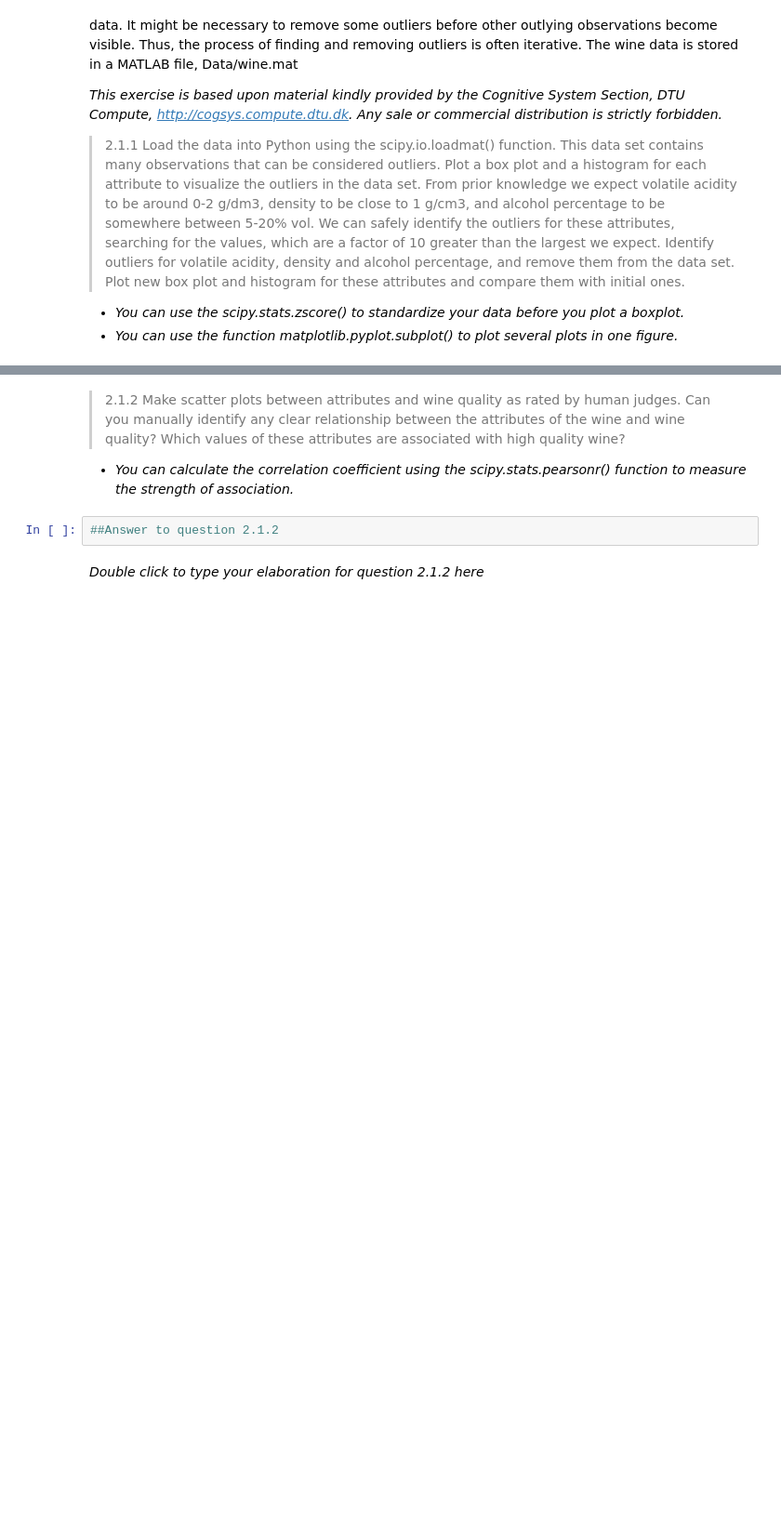
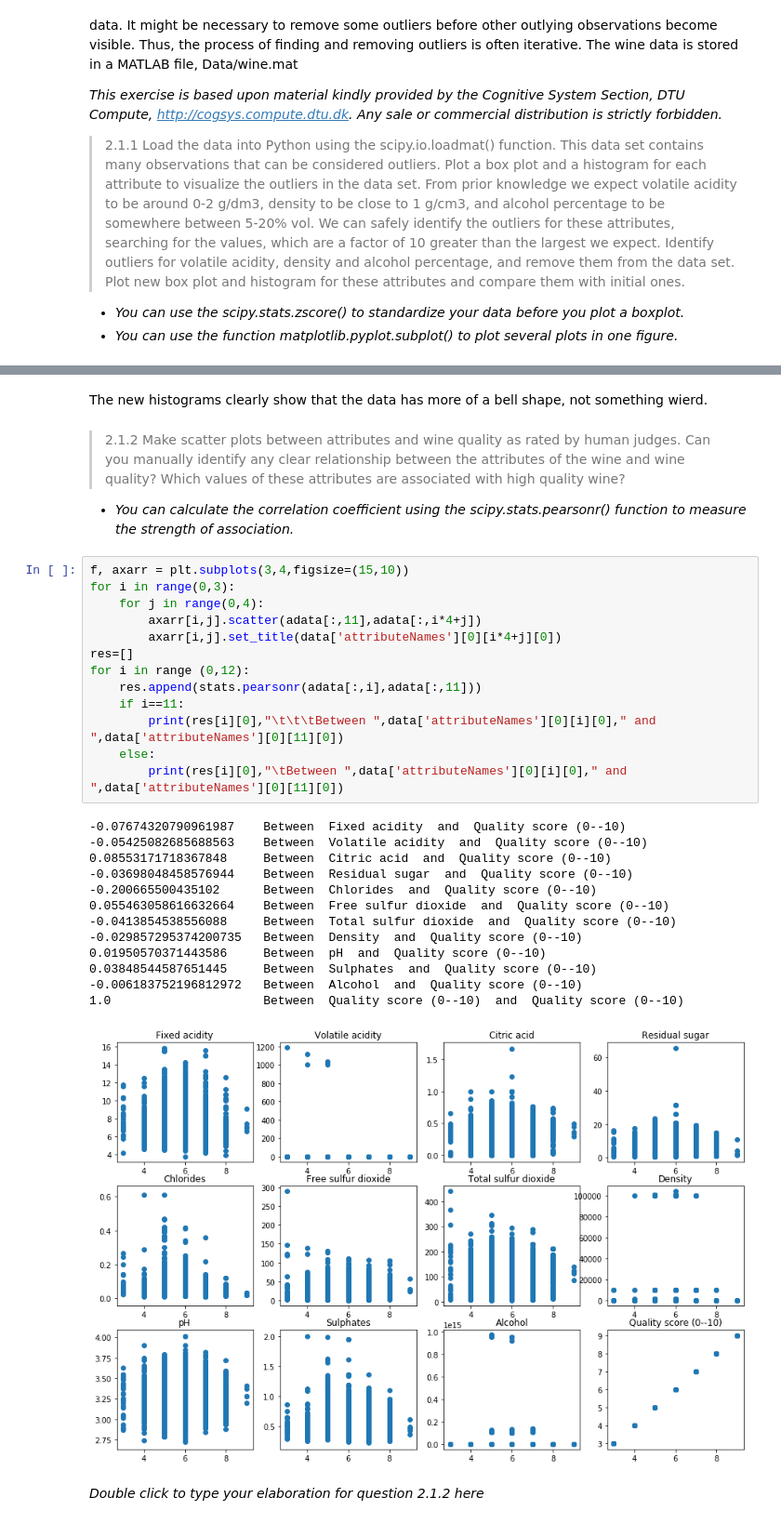
Before and after one commit to obp3ter/Data-Mining, a Jupyter notebook: Assignment_2.ipynb, the cells around one changed output, grey strips where cells are left out. Shown at 93% size. Cells and saved outputs as stored; diff of their text form; blank space fills up the shorter version.

```diff
--- a/Assignment_2.ipynb
+++ b/Assignment_2.ipynb
@@ -58,8 +120,35 @@ http://cogsys.compute.dtu.dk. Any sale or commercial distribution is strictly fo
+# %% [markdown]
+The new  histograms clearly show that the data has more of a bell shape, not something wierd.
 # %% [markdown]
 > 2.1.2 Make scatter plots between attributes and wine quality as rated by human judges. Can you manually identify any clear relationship between the attributes of the wine and wine quality? Which values of these attributes are associated with high quality wine?
 + *You can calculate the correlation coefficient using the scipy.stats.pearsonr() function to measure the strength of association.*
-# %%
-##Answer to question 2.1.2
+# %%
+f, axarr = plt.subplots(3,4,figsize=(15,10))
+for i in range(0,3):
+    for j in range(0,4):
+        axarr[i,j].scatter(adata[:,11],adata[:,i*4+j])
+        axarr[i,j].set_title(data['attributeNames'][0][i*4+j][0])
+res=[]
+for i in range (0,12):
+    res.append(stats.pearsonr(adata[:,i],adata[:,11]))
+    if i==11:
+        print(res[i][0],"\t\t\tBetween ",data['attributeNames'][0][i][0]," and ",data['attributeNames'][0][11][0])
+    else:
+        print(res[i][0],"\tBetween ",data['attributeNames'][0][i][0]," and ",data['attributeNames'][0][11][0])
+# %% [output]
+-0.07674320790961987    Between  Fixed acidity  and  Quality score (0--10)
+-0.05425082685688563    Between  Volatile acidity  and  Quality score (0--10)
+0.08553171718367848     Between  Citric acid  and  Quality score (0--10)
+-0.03698048458576944    Between  Residual sugar  and  Quality score (0--10)
+-0.200665500435102      Between  Chlorides  and  Quality score (0--10)
+0.055463058616632664    Between  Free sulfur dioxide  and  Quality score (0--10)
+-0.0413854538556088     Between  Total sulfur dioxide  and  Quality score (0--10)
+-0.029857295374200735   Between  Density  and  Quality score (0--10)
+0.01950570371443586     Between  pH  and  Quality score (0--10)
+0.03848544587651445     Between  Sulphates  and  Quality score (0--10)
+-0.006183752196812972   Between  Alcohol  and  Quality score (0--10)
+1.0                     Between  Quality score (0--10)  and  Quality score (0--10)
+[figure, added]
 # %% [markdown]
 *Double click to type your elaboration for question 2.1.2 here*
 # %% [markdown]
```
Also changed, not shown: parts of 9 cells of this notebook.
